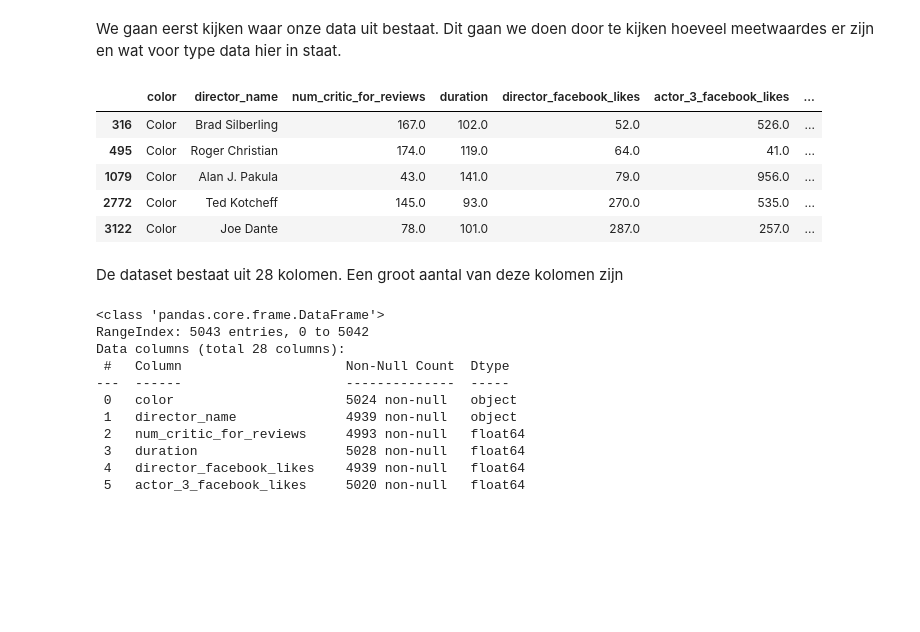
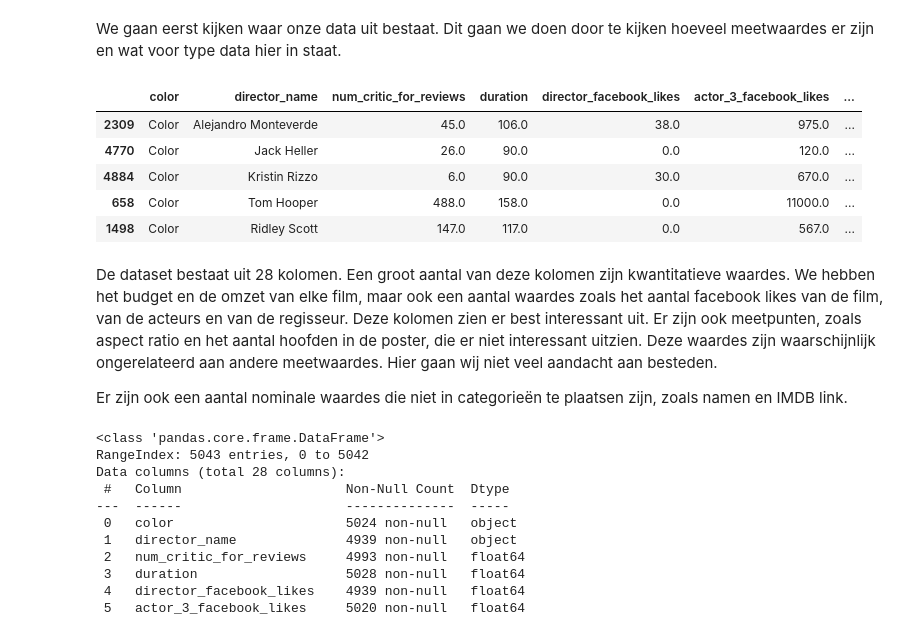
Before and after one commit to Verkeerd/cm_casus_assignment, a Jupyter notebook: first_assignment.ipynb, the cells around one changed output. Drawn from its saved outputs; the diff is of its cells as text; code cells hidden in the pictures; blank space fills up the shorter version.

```diff
--- a/first_assignment.ipynb
+++ b/first_assignment.ipynb
@@ -78,21 +79,26 @@ import sklearn.tree as tree
 # %% [markdown]
 We gaan eerst kijken waar onze data uit bestaat. Dit gaan we doen door te kijken hoeveel meetwaardes er zijn en wat voor type data hier in staat.
 # %%
+# Colors for visualistion
+pastl_colors = sns.color_palette('pastel')[0:10]
+
 # Loads the movie dataset.
 movie_df = pd.read_csv("movie.csv", delimiter=",")
 
 # Sets the amount of columns to display to max.
 pd.set_option('display.max_columns', None)
 movie_df.sample(5)
 # %% [output]
 |  | color | director_name | num_critic_for_reviews | duration | director_facebook_likes | actor_3_facebook_likes | ... |
-| 316 | Color | Brad Silberling | 167.0 | 102.0 | 52.0 | 526.0 | ... |
-| 495 | Color | Roger Christian | 174.0 | 119.0 | 64.0 | 41.0 | ... |
-| 1079 | Color | Alan J. Pakula | 43.0 | 141.0 | 79.0 | 956.0 | ... |
-| 2772 | Color | Ted Kotcheff | 145.0 | 93.0 | 270.0 | 535.0 | ... |
-| 3122 | Color | Joe Dante | 78.0 | 101.0 | 287.0 | 257.0 | ... |
+| 2309 | Color | Alejandro Monteverde | 45.0 | 106.0 | 38.0 | 975.0 | ... |
+| 4770 | Color | Jack Heller | 26.0 | 90.0 | 0.0 | 120.0 | ... |
+| 4884 | Color | Kristin Rizzo | 6.0 | 90.0 | 30.0 | 670.0 | ... |
+| 658 | Color | Tom Hooper | 488.0 | 158.0 | 0.0 | 11000.0 | ... |
+| 1498 | Color | Ridley Scott | 147.0 | 117.0 | 0.0 | 567.0 | ... |
-# %% [markdown]
-De dataset bestaat uit 28 kolomen. Een groot aantal van deze kolomen zijn
+# %% [markdown]
+De dataset bestaat uit 28 kolomen. Een groot aantal van deze kolomen zijn kwantitatieve waardes. We hebben het budget en de omzet van elke film, maar ook een aantal waardes zoals het aantal facebook likes van de film, van de acteurs en van de regisseur. Deze kolomen zien er best interessant uit. Er zijn ook meetpunten, zoals aspect ratio en het aantal hoofden in de poster, die er niet interessant uitzien. Deze waardes zijn waarschijnlijk ongerelateerd aan andere meetwaardes. Hier gaan wij niet veel aandacht aan besteden.
+
+Er zijn ook een aantal nominale waardes die niet in categorieën te plaatsen zijn, zoals namen en IMDB link.
 # %%
 movie_df.info()
 # %% [output]
```
Also changed, not shown: parts of 186 cells of this notebook.
